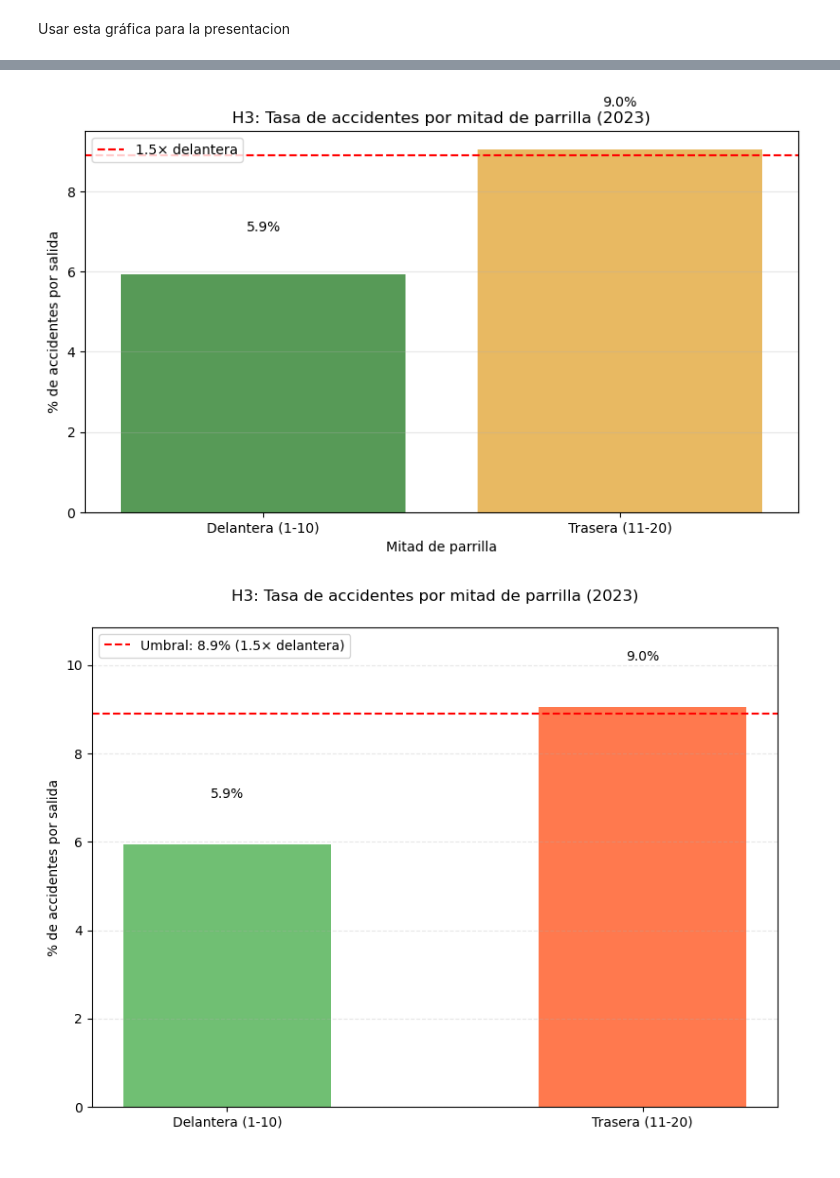
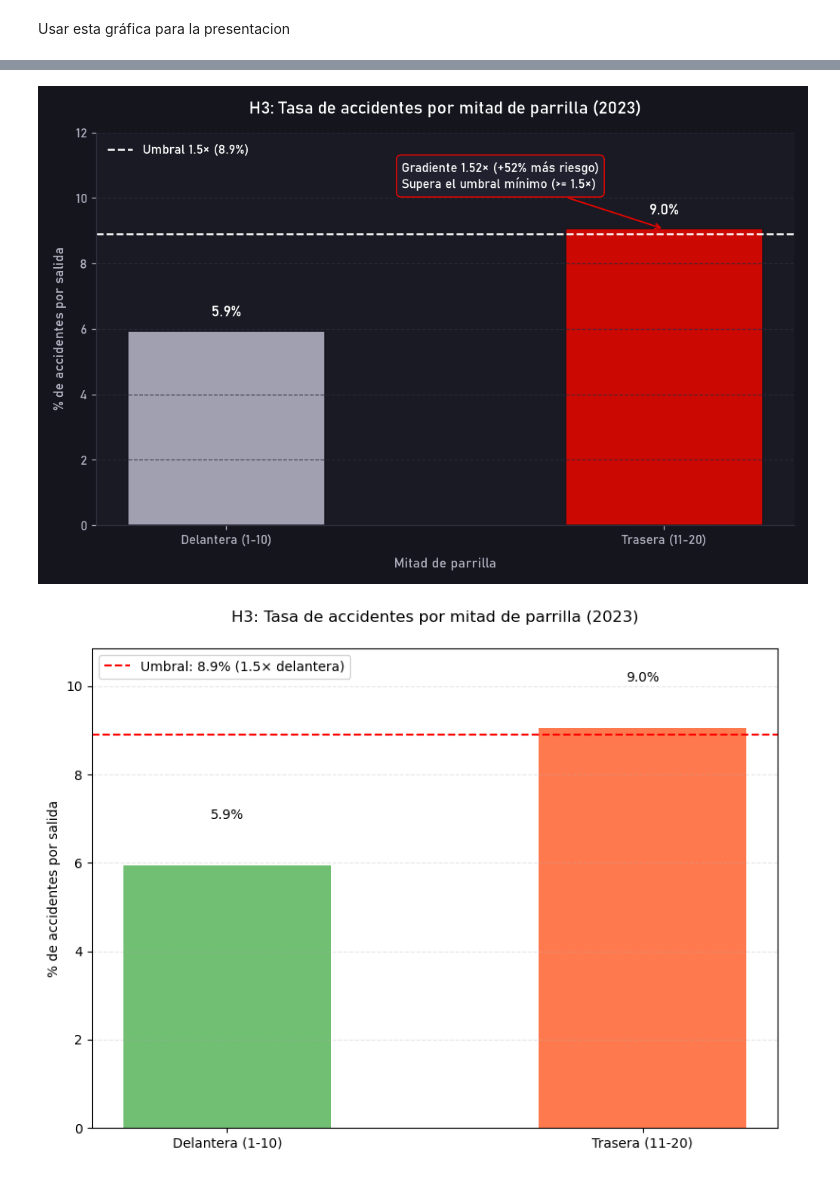
Before and after one commit to BorjaBG/EDA_F1, a Jupyter notebook: notebooks/hipotesis 3.ipynb, the cells around one changed output, grey strips where cells are left out. Saved outputs shown, nothing was run; the diff lists cells and outputs as text; code cells hidden in the pictures.

Commit message:
Gráficos de hipotesis actualizados

```diff
--- a/notebooks/hipotesis 3.ipynb
+++ b/notebooks/hipotesis 3.ipynb
@@ -267,31 +318,80 @@ plt.show()
 # %% [markdown]
 Usar esta gráfica para la presentacion
 # %%
-# Datos para el gráfico
-zonas_agrupadas = ['Delantera (1-10)', 'Trasera (11-20)']
-accidentes_agrupados = [accidentes_delantera, accidentes_trasera]
-salidas_agrupadas = [salidas_delantera, salidas_trasera]
+# ==============================================================================
+# Gráfica definitiva H3 (B): Mitad de parrilla (Aislada con plt.rc_context)
+# ==============================================================================
+BG_COLOR    = '#15151E'   # Fondo negro carbón oficial F1
+AX_COLOR    = '#1A1A24'   # Fondo interior de los ejes
+ROJO_F1     = '#E10600'   # Rojo F1 (Peligro mitad trasera)
+BLANCO_F1   = '#FFFFFF'   # Texto principal
+PLATA_F1    = '#B0B0C0'   # Mitad delantera y ejes
+GRID_COLOR  = '#2E2E3E'   # Rejilla oscura sutil
 
-plt.figure(figsize=(8, 5))
-bars = sns.barplot(
-    x=zonas_agrupadas,
-    y=[tasa_delantera * 100, tasa_trasera * 100],  # Convertir a %
-    palette=['green', 'orange'],
-    alpha=0.7
-)
+mitades = ['Delantera (1-10)', 'Trasera (11-20)']
+tasas = [tasa_delantera * 100, tasa_trasera * 100]
+colores_mitad = [PLATA_F1, ROJO_F1]
 
-# Añadir valores en las barras
-for i, (acc, sal, tasa) in enumerate(zip(accidentes_agrupados, salidas_agrupadas, [tasa_delantera, tasa_trasera])):
-    bars.text(i, tasa * 100 + 1, f'{tasa:.1%}', ha='center', va='bottom')
+with plt.rc_context({
+    'font.family': 'Bahnschrift',
+    'axes.titleweight': 'bold',
+    'axes.titlesize': 14,
+    'axes.titlepad': 15,
+    'axes.labelsize': 11,
+    'axes.labelweight': 'normal',
+    'xtick.labelsize': 10,
+    'ytick.labelsize': 10,
+    'grid.color': GRID_COLOR,
+    'grid.linestyle': '--',
+    'grid.alpha': 0.8,
+    'legend.frameon': False,
+    'legend.fontsize': 10,
+    'figure.facecolor': BG_COLOR,
+    'axes.facecolor': AX_COLOR
+}):
+    fig, ax = plt.subplots(figsize=(8.5, 5.5))
 
-# Línea del 1.5x (criterio 4)
-plt.axhline(y=tasa_delantera * 100 * 1.5, color='red', linestyle='--', label='1.5× delantera')
+    bars = ax.bar(mitades, tasas, color=colores_mitad, width=0.45, alpha=0.9, edgecolor=BG_COLOR)
 
-plt.title('H3: Tasa de accidentes por mitad de parrilla (2023)')
-plt.xlabel('Mitad de parrilla')
-plt.ylabel('% de accidentes por salida')
-plt.legend()
-plt.grid(axis='y', alpha=0.3)
-plt.tight_layout()
-plt.show()
+    # Valores sobre barras
+    for bar, tasa in zip(bars, tasas):
+        ax.text(
+            bar.get_x() + bar.get_width()/2,
+            tasa + 0.35,
+            f'{tasa:.1f}%',
+            ha='center', va='bottom',
+            fontsize=12, fontweight='bold', color=BLANCO_F1
+        )
+
+    # Umbral 1.5x (criterio 3)
+    umbral = tasa_delantera * 100 * 1.5
+    ax.axhline(y=umbral, color=BLANCO_F1, linestyle='--', linewidth=1.5, label=f'Umbral 1.5× ({umbral:.1f}%)')
+
+    # Anotación del gradiente
+    ax.annotate(
+        'Gradiente 1.52× (+52% más riesgo)\nSupera el umbral mínimo (>= 1.5×)',
+        xy=(1, tasa_trasera * 100), xytext=(0.4, 10.3),
+        arrowprops=dict(arrowstyle='->', color=ROJO_F1, lw=1.2),
+        fontsize=10, fontweight='bold', color=BLANCO_F1,
+        bbox=dict(boxstyle='round,pad=0.4', facecolor='#20202E', edgecolor=ROJO_F1)
+    )
+
+    ax.set_title('H3: Tasa de accidentes por mitad de parrilla (2023)', color=BLANCO_F1)
+    ax.set_xlabel('Mitad de parrilla', color=PLATA_F1, labelpad=8)
+    ax.set_ylabel('% de accidentes por salida', color=PLATA_F1, labelpad=8)
+    ax.tick_params(colors=PLATA_F1)
+    ax.set_ylim(0, 12)
+    ax.grid(axis='y')
+
+    ax.spines['top'].set_visible(False)
+    ax.spines['right'].set_visible(False)
+    ax.spines['left'].set_color(GRID_COLOR)
+    ax.spines['bottom'].set_color(GRID_COLOR)
+
+    legend = ax.legend(loc='upper left')
+    for text in legend.get_texts():
+        text.set_color(BLANCO_F1)
+
+    plt.tight_layout()
+    plt.show()
 # %% [output]
@@ -301,4 +398,4 @@ Passing `palette` without assigning `hue` is deprecated and will be removed in v
-[figure, old version]
+[figure, new version]
 # %%
 plt.figure(figsize=(8, 6))
 
```
Also changed, not shown: parts of 2 cells of this notebook, 3 other files.
